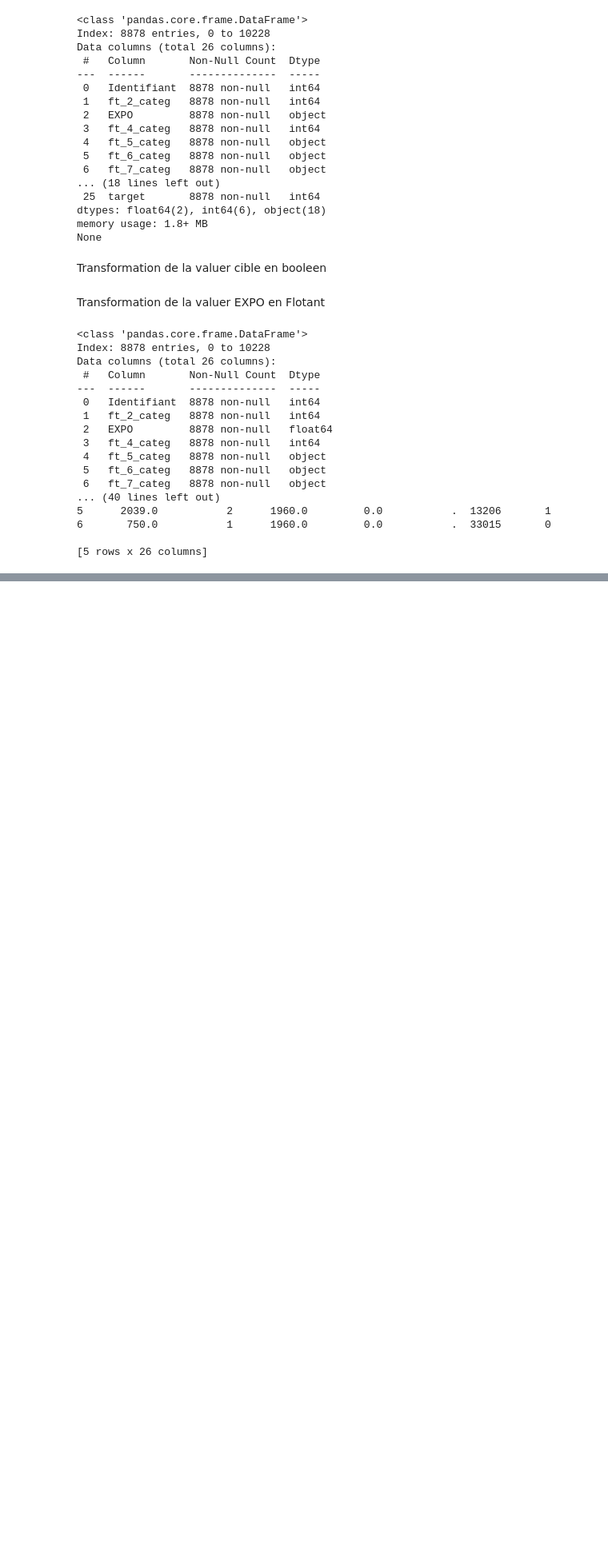
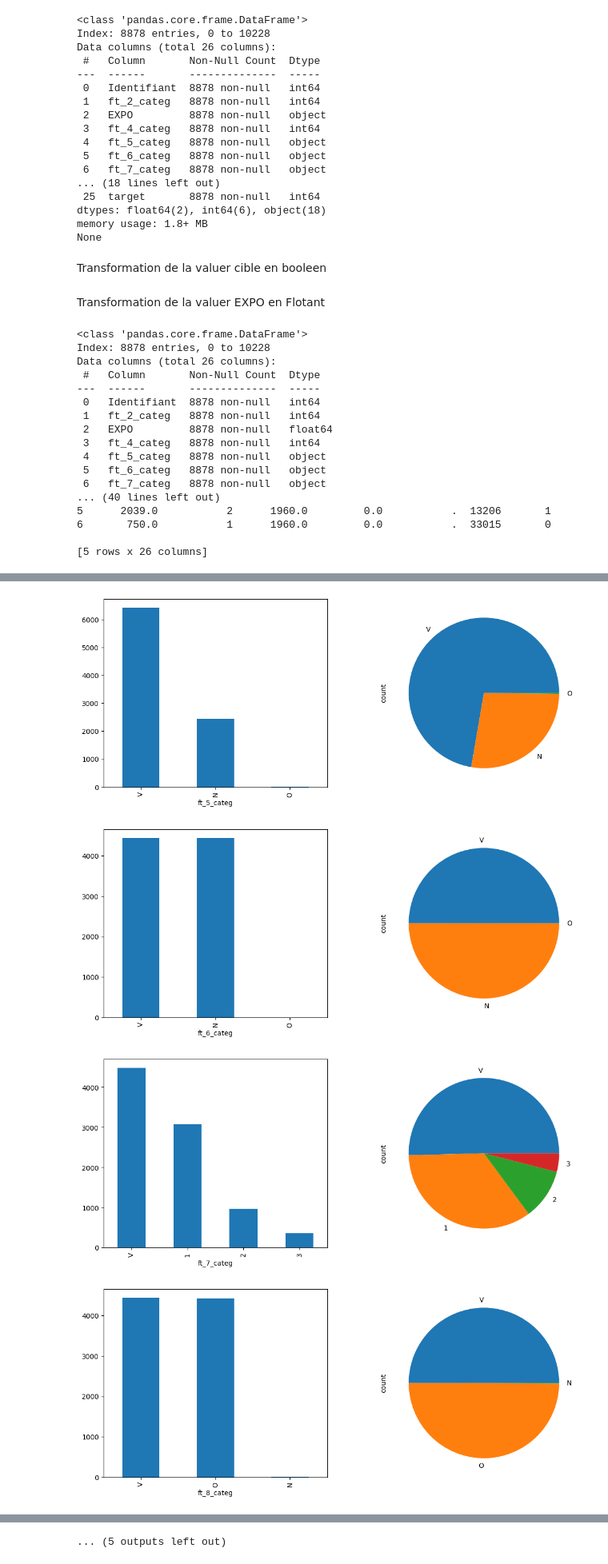
Before and after one commit to cosquerke/ing-nierie_data, a Jupyter notebook: projet_inge_data.ipynb, the cells around one changed output, grey strips where cells are left out. Shown at 80% size. Saved outputs shown, nothing was run; the diff lists cells and outputs as text; code cells hidden in the pictures; blank space fills up the shorter version.

```diff
--- a/projet_inge_data.ipynb
+++ b/projet_inge_data.ipynb
@@ -153,0 +177,3 @@ Data columns (total 26 columns):
+# %%
+for col in clean_df.select_dtypes('object'):
+    print(f'{col :-<20} {clean_df[col].unique()}')
@@ -153,0 +200,4 @@ Data columns (total 26 columns):
+# %%
+clean_df['ft_23_categ'] = clean_df['ft_23_categ'].astype(float)
+clean_df['Insee'] = clean_df['Insee'].str.slice(0, 2)
+print(clean_df['Insee'])
@@ -153,0 +219,14 @@ Data columns (total 26 columns):
+# %%
+for col in clean_df.select_dtypes('object'):
+    plt.figure(figsize=[13,5])
+
+    plt.subplot(1,2,1)
+    clean_df[col].value_counts().plot(kind="bar")
+
+    plt.subplot(1,2,2)
+    clean_df[col].value_counts().plot.pie()
+# %% [output]
+[figure, added]
+[figure, added]
+[figure, added]
+[figure, added]
@@ -153,0 +241 @@ Data columns (total 26 columns):
+... (5 outputs left out)
```
Also changed, not shown: parts of 7 cells of this notebook, 2 other files.
